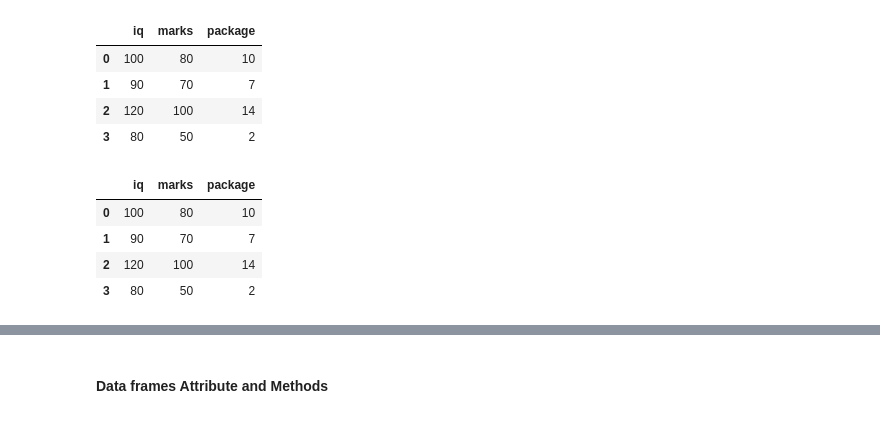
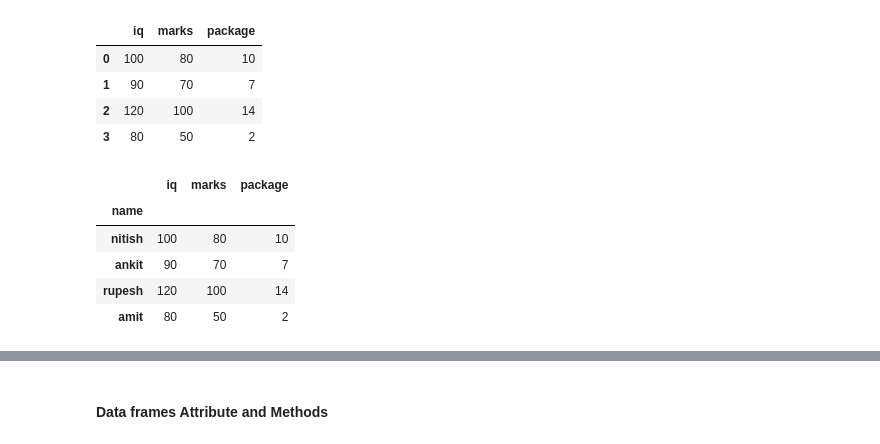
Before and after one commit to abhinavpandey010/Python-Libraries, a Jupyter notebook: Pandas/dataframe.ipynb, the cells around one changed output, grey strips where cells are left out. Drawn from its saved outputs; the diff is of its cells as text; code cells hidden in the pictures.

Commit message:
Learn Dataframe

```diff
--- a/Pandas/dataframe.ipynb
+++ b/Pandas/dataframe.ipynb
@@ -24,18 +24,21 @@ pd.DataFrame(student_data,columns=['iq','marks','package'])
 # %%
 # using dictionary
 student_dict = {
+    'name':['nitish','ankit','rupesh','amit'],
     'iq':[100,90,120,80],
     'marks':[80,70,100,50],
     'package':[10,7,14,2]
 }
 students = pd.DataFrame(student_dict)
+students.set_index('name',inplace=True)
 students
 # %% [output]
 |  | iq | marks | package |
-| 0 | 100 | 80 | 10 |
-| 1 | 90 | 70 | 7 |
-| 2 | 120 | 100 | 14 |
-| 3 | 80 | 50 | 2 |
+| name |  |  |  |
+| nitish | 100 | 80 | 10 |
+| ankit | 90 | 70 | 7 |
+| rupesh | 120 | 100 | 14 |
+| amit | 80 | 50 | 2 |
 # %%
 # using read_csv
 movies = pd.read_csv('\\PYTHON LIBRARIES\\Pandas\\CSV\\movies.csv')
```
Also changed, not shown: parts of 12 cells of this notebook.
